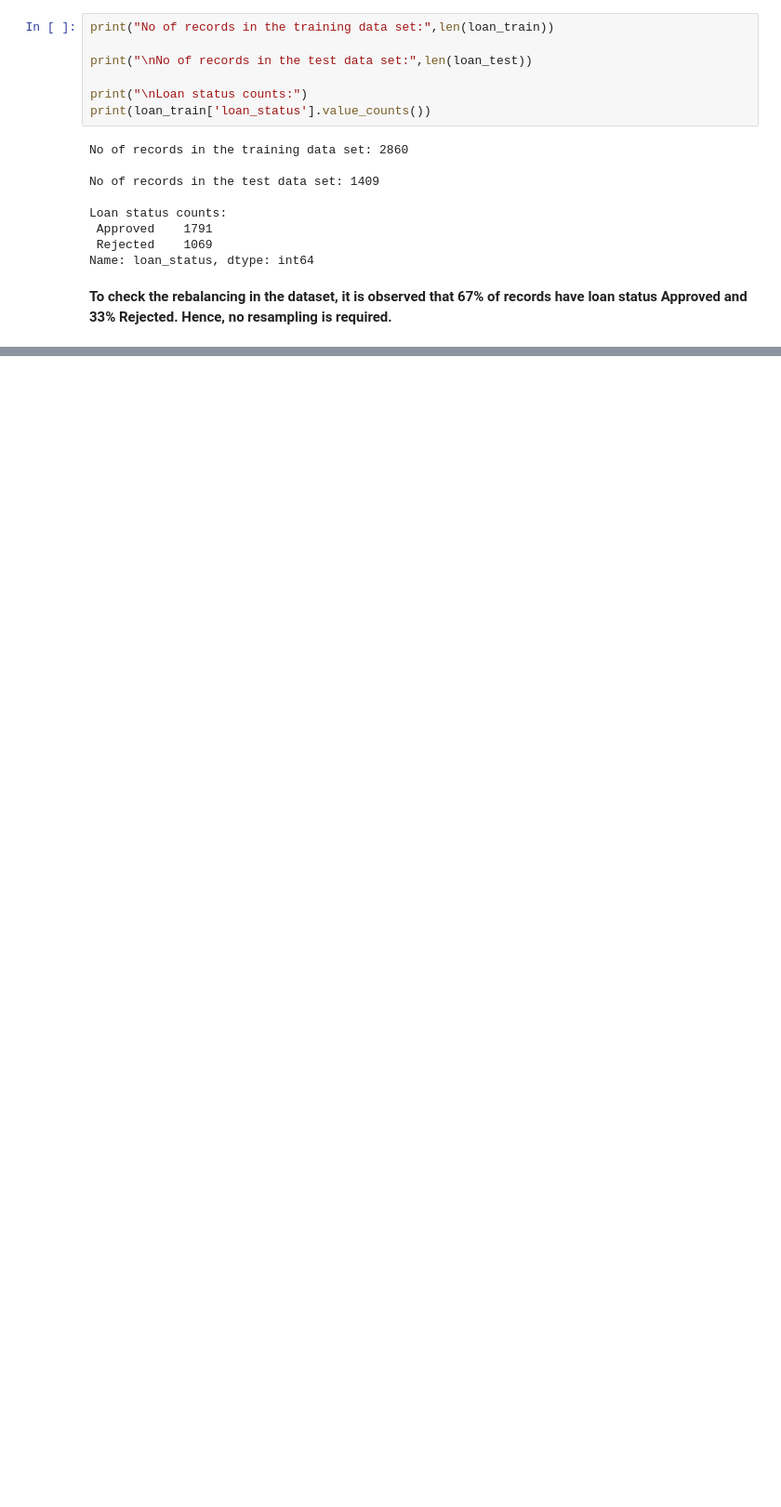
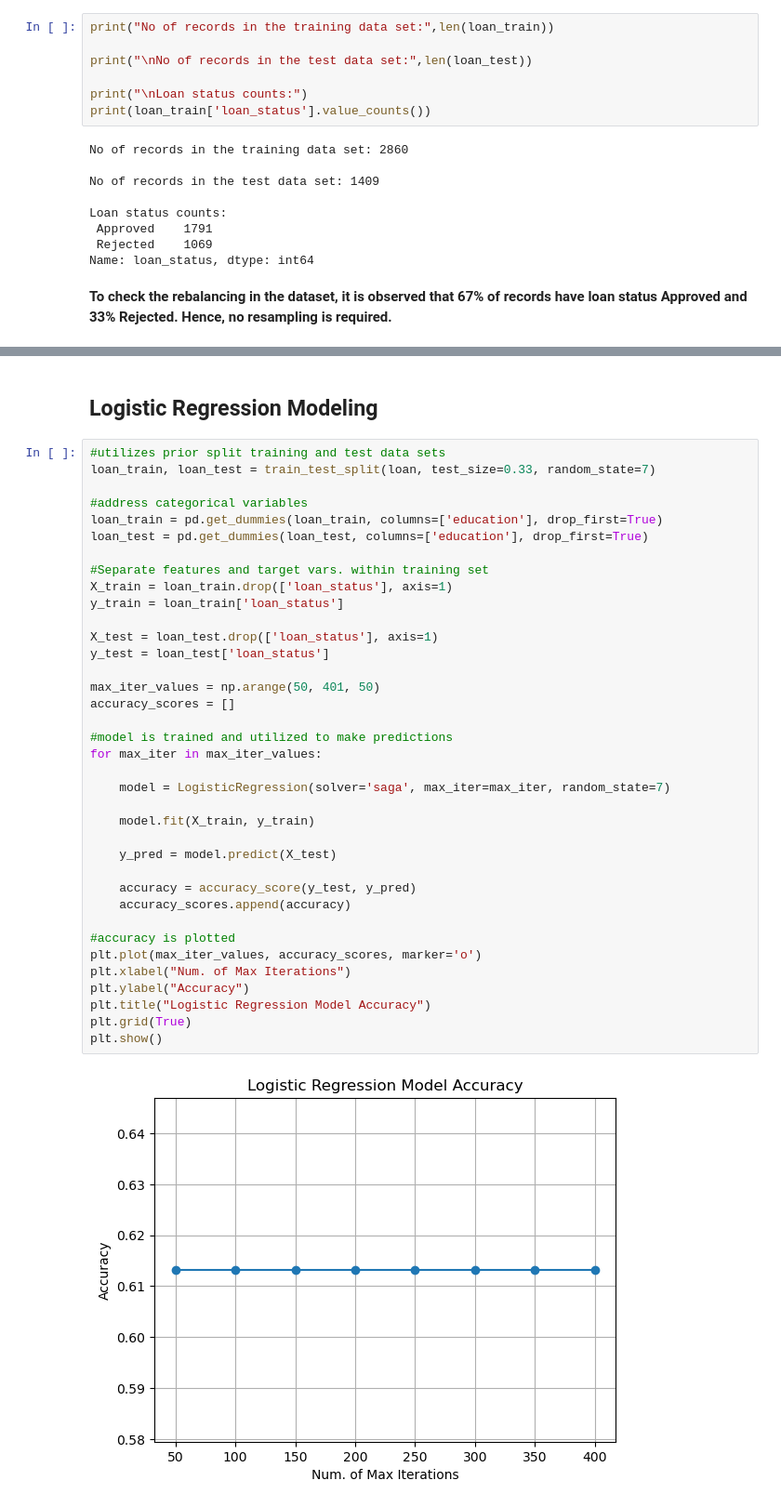
Before and after one commit to landonpadg/Team-3-Loan-Predictions, a Jupyter notebook: LoanApprovalPrediction_FinalProject.ipynb, the cells around one changed output, grey strips where cells are left out. Shown at 93% size. Cells and saved outputs as stored; diff of their text form; blank space fills up the shorter version.

```diff
--- a/LoanApprovalPrediction_FinalProject.ipynb
+++ b/LoanApprovalPrediction_FinalProject.ipynb
@@ -367,0 +417,41 @@ Name: loan_status, dtype: int64
+# %% [markdown]
+## Logistic Regression Modeling
+# %%
+#utilizes prior split training and test data sets
+loan_train, loan_test = train_test_split(loan, test_size=0.33, random_state=7)
+
+#address categorical variables
+loan_train = pd.get_dummies(loan_train, columns=['education'], drop_first=True)
+loan_test = pd.get_dummies(loan_test, columns=['education'], drop_first=True)
+
+#Separate features and target vars. within training set
+X_train = loan_train.drop(['loan_status'], axis=1)
+y_train = loan_train['loan_status']
+
+X_test = loan_test.drop(['loan_status'], axis=1)
+y_test = loan_test['loan_status']
+
+max_iter_values = np.arange(50, 401, 50)
+accuracy_scores = []
+
+#model is trained and utilized to make predictions
+for max_iter in max_iter_values:
+
+    model = LogisticRegression(solver='saga', max_iter=max_iter, random_state=7)
+
+    model.fit(X_train, y_train)
+
+    y_pred = model.predict(X_test)
+
+    accuracy = accuracy_score(y_test, y_pred)
+    accuracy_scores.append(accuracy)
+
+#accuracy is plotted
+plt.plot(max_iter_values, accuracy_scores, marker='o')
+plt.xlabel("Num. of Max Iterations")
+plt.ylabel("Accuracy")
+plt.title("Logistic Regression Model Accuracy")
+plt.grid(True)
+plt.show()
+# %% [output]
+[figure, added]
```
Also changed, not shown: parts of 24 cells of this notebook.
